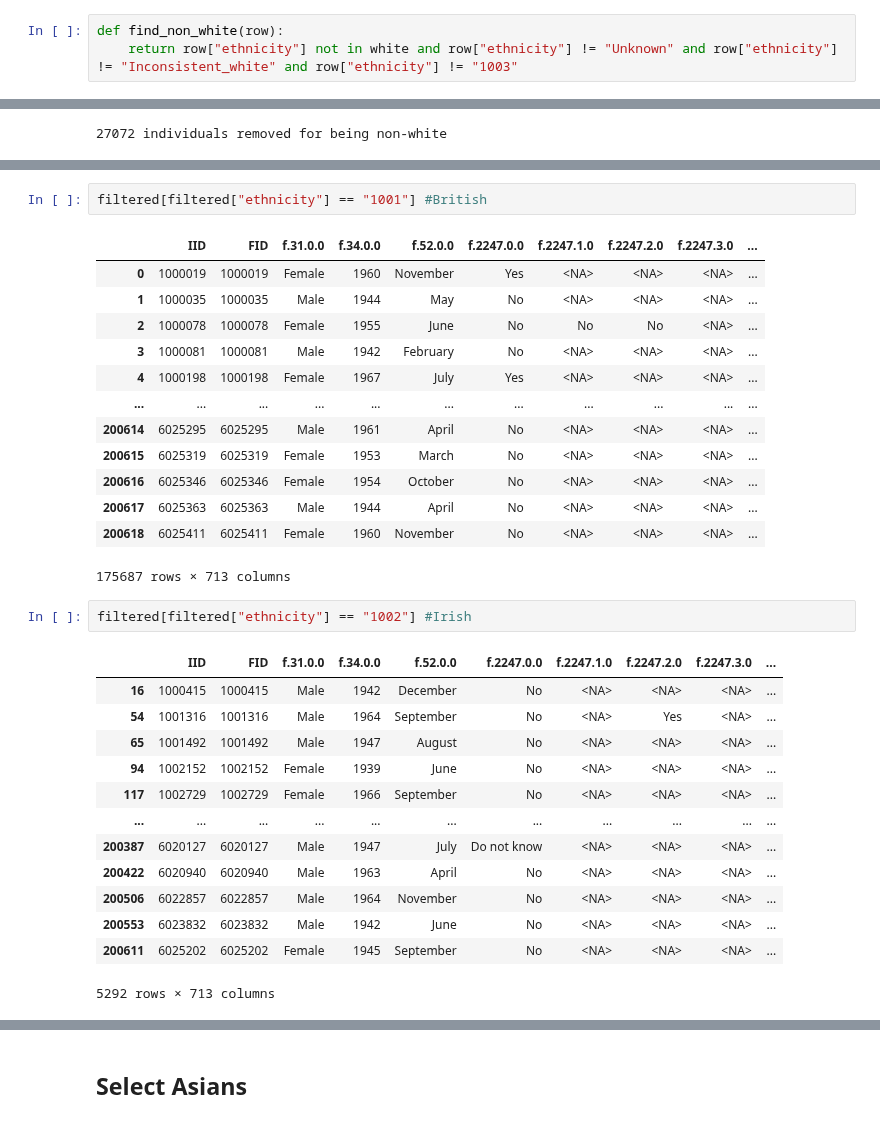
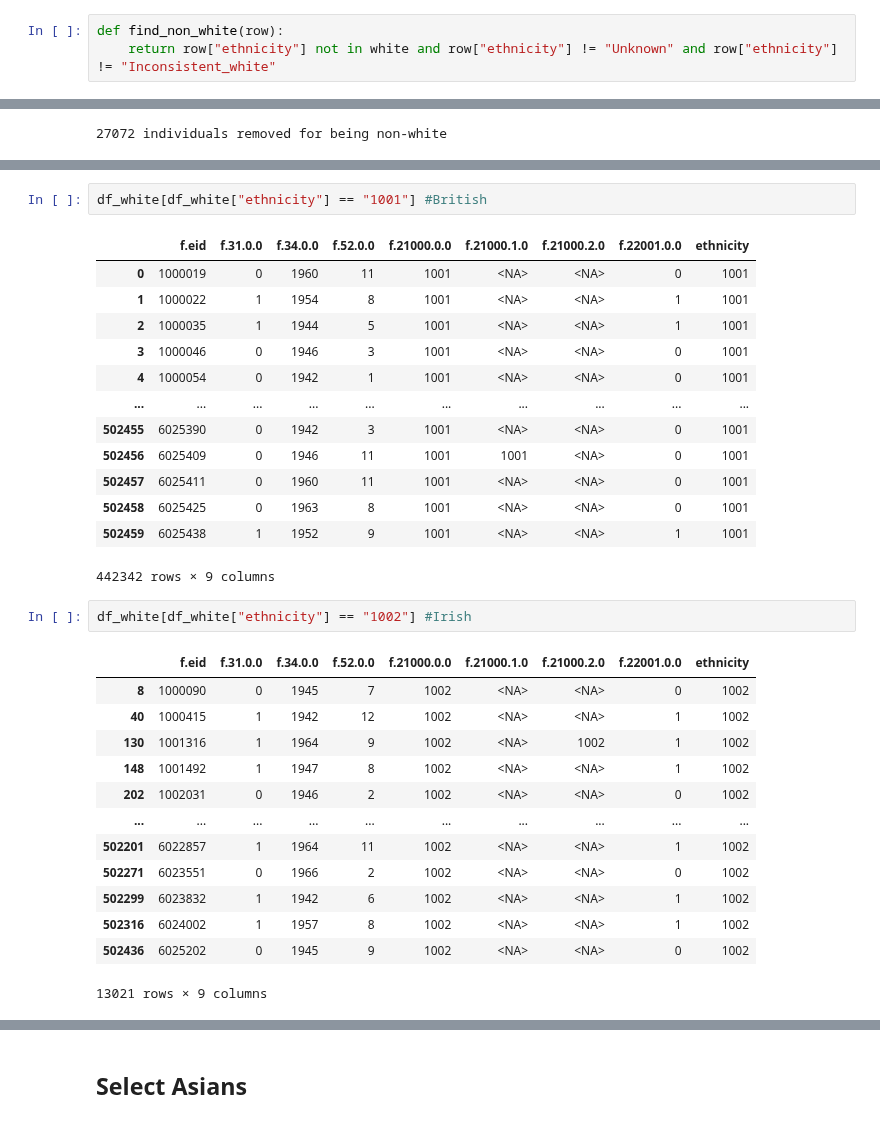
Before and after one commit to statgenetics/UKBB_GWAS_dev, a Jupyter notebook: analysis/phenotypes/122021_Asians_Africans_in_500K.ipynb, the cells around one changed output, grey strips where cells are left out. Saved outputs shown, nothing was run; the diff lists cells and outputs as text.

```diff
--- a/analysis/phenotypes/122021_Asians_Africans_in_500K.ipynb
+++ b/analysis/phenotypes/122021_Asians_Africans_in_500K.ipynb
@@ -156,6 +175,6 @@ df_white["ethnicity"] = df_white[ethnicity].apply(ancestry, axis=1)
 # %%
 def find_non_white(row):
-    return row["ethnicity"] not in white and row["ethnicity"] != "Unknown" and row["ethnicity"] != "Inconsistent_white" and row["ethnicity"] != "1003"
+    return row["ethnicity"] not in white and row["ethnicity"] != "Unknown" and row["ethnicity"] != "Inconsistent_white"
 # %%
 ex_non_white = df_white[["ethnicity"]].apply(find_non_white, axis=1)
 # %%
@@ -192,33 +202,33 @@ df_white
 # %%
-filtered[filtered["ethnicity"] == "1001"] #British
+df_white[df_white["ethnicity"] == "1001"] #British
 # %% [output]
-|  | IID | FID | f.31.0.0 | f.34.0.0 | f.52.0.0 | f.2247.0.0 | f.2247.1.0 | f.2247.2.0 | f.2247.3.0 | ... |
-| 0 | 1000019 | 1000019 | Female | 1960 | November | Yes | <NA> | <NA> | <NA> | ... |
-| 1 | 1000035 | 1000035 | Male | 1944 | May | No | <NA> | <NA> | <NA> | ... |
-| 2 | 1000078 | 1000078 | Female | 1955 | June | No | No | No | <NA> | ... |
-| 3 | 1000081 | 1000081 | Male | 1942 | February | No | <NA> | <NA> | <NA> | ... |
-| 4 | 1000198 | 1000198 | Female | 1967 | July | Yes | <NA> | <NA> | <NA> | ... |
-| ... | ... | ... | ... | ... | ... | ... | ... | ... | ... | ... |
-| 200614 | 6025295 | 6025295 | Male | 1961 | April | No | <NA> | <NA> | <NA> | ... |
-| 200615 | 6025319 | 6025319 | Female | 1953 | March | No | <NA> | <NA> | <NA> | ... |
-| 200616 | 6025346 | 6025346 | Female | 1954 | October | No | <NA> | <NA> | <NA> | ... |
-| 200617 | 6025363 | 6025363 | Male | 1944 | April | No | <NA> | <NA> | <NA> | ... |
-| 200618 | 6025411 | 6025411 | Female | 1960 | November | No | <NA> | <NA> | <NA> | ... |
+|  | f.eid | f.31.0.0 | f.34.0.0 | f.52.0.0 | f.21000.0.0 | f.21000.1.0 | f.21000.2.0 | f.22001.0.0 | ethnicity |
+| 0 | 1000019 | 0 | 1960 | 11 | 1001 | <NA> | <NA> | 0 | 1001 |
+| 1 | 1000022 | 1 | 1954 | 8 | 1001 | <NA> | <NA> | 1 | 1001 |
+| 2 | 1000035 | 1 | 1944 | 5 | 1001 | <NA> | <NA> | 1 | 1001 |
+| 3 | 1000046 | 0 | 1946 | 3 | 1001 | <NA> | <NA> | 0 | 1001 |
+| 4 | 1000054 | 0 | 1942 | 1 | 1001 | <NA> | <NA> | 0 | 1001 |
+| ... | ... | ... | ... | ... | ... | ... | ... | ... | ... |
+| 502455 | 6025390 | 0 | 1942 | 3 | 1001 | <NA> | <NA> | 0 | 1001 |
+| 502456 | 6025409 | 0 | 1946 | 11 | 1001 | 1001 | <NA> | 0 | 1001 |
+| 502457 | 6025411 | 0 | 1960 | 11 | 1001 | <NA> | <NA> | 0 | 1001 |
+| 502458 | 6025425 | 0 | 1963 | 8 | 1001 | <NA> | <NA> | 0 | 1001 |
+| 502459 | 6025438 | 1 | 1952 | 9 | 1001 | <NA> | <NA> | 1 | 1001 |
-175687 rows × 713 columns
+442342 rows × 9 columns
 # %%
-filtered[filtered["ethnicity"] == "1002"] #Irish
+df_white[df_white["ethnicity"] == "1002"] #Irish
 # %% [output]
-|  | IID | FID | f.31.0.0 | f.34.0.0 | f.52.0.0 | f.2247.0.0 | f.2247.1.0 | f.2247.2.0 | f.2247.3.0 | ... |
-| 16 | 1000415 | 1000415 | Male | 1942 | December | No | <NA> | <NA> | <NA> | ... |
-| 54 | 1001316 | 1001316 | Male | 1964 | September | No | <NA> | Yes | <NA> | ... |
-| 65 | 1001492 | 1001492 | Male | 1947 | August | No | <NA> | <NA> | <NA> | ... |
-| 94 | 1002152 | 1002152 | Female | 1939 | June | No | <NA> | <NA> | <NA> | ... |
-| 117 | 1002729 | 1002729 | Female | 1966 | September | No | <NA> | <NA> | <NA> | ... |
-| ... | ... | ... | ... | ... | ... | ... | ... | ... | ... | ... |
-| 200387 | 6020127 | 6020127 | Male | 1947 | July | Do not know | <NA> | <NA> | <NA> | ... |
-| 200422 | 6020940 | 6020940 | Male | 1963 | April | No | <NA> | <NA> | <NA> | ... |
-| 200506 | 6022857 | 6022857 | Male | 1964 | November | No | <NA> | <NA> | <NA> | ... |
-| 200553 | 6023832 | 6023832 | Male | 1942 | June | No | <NA> | <NA> | <NA> | ... |
-| 200611 | 6025202 | 6025202 | Female | 1945 | September | No | <NA> | <NA> | <NA> | ... |
+|  | f.eid | f.31.0.0 | f.34.0.0 | f.52.0.0 | f.21000.0.0 | f.21000.1.0 | f.21000.2.0 | f.22001.0.0 | ethnicity |
+| 8 | 1000090 | 0 | 1945 | 7 | 1002 | <NA> | <NA> | 0 | 1002 |
+| 40 | 1000415 | 1 | 1942 | 12 | 1002 | <NA> | <NA> | 1 | 1002 |
+| 130 | 1001316 | 1 | 1964 | 9 | 1002 | <NA> | 1002 | 1 | 1002 |
+| 148 | 1001492 | 1 | 1947 | 8 | 1002 | <NA> | <NA> | 1 | 1002 |
+| 202 | 1002031 | 0 | 1946 | 2 | 1002 | <NA> | <NA> | 0 | 1002 |
+| ... | ... | ... | ... | ... | ... | ... | ... | ... | ... |
+| 502201 | 6022857 | 1 | 1964 | 11 | 1002 | <NA> | <NA> | 1 | 1002 |
+| 502271 | 6023551 | 0 | 1966 | 2 | 1002 | <NA> | <NA> | 0 | 1002 |
+| 502299 | 6023832 | 1 | 1942 | 6 | 1002 | <NA> | <NA> | 1 | 1002 |
+| 502316 | 6024002 | 1 | 1957 | 8 | 1002 | <NA> | <NA> | 1 | 1002 |
+| 502436 | 6025202 | 0 | 1945 | 9 | 1002 | <NA> | <NA> | 0 | 1002 |
-5292 rows × 713 columns
+13021 rows × 9 columns
 # %%
```
Also changed, not shown: parts of 15 cells of this notebook.
